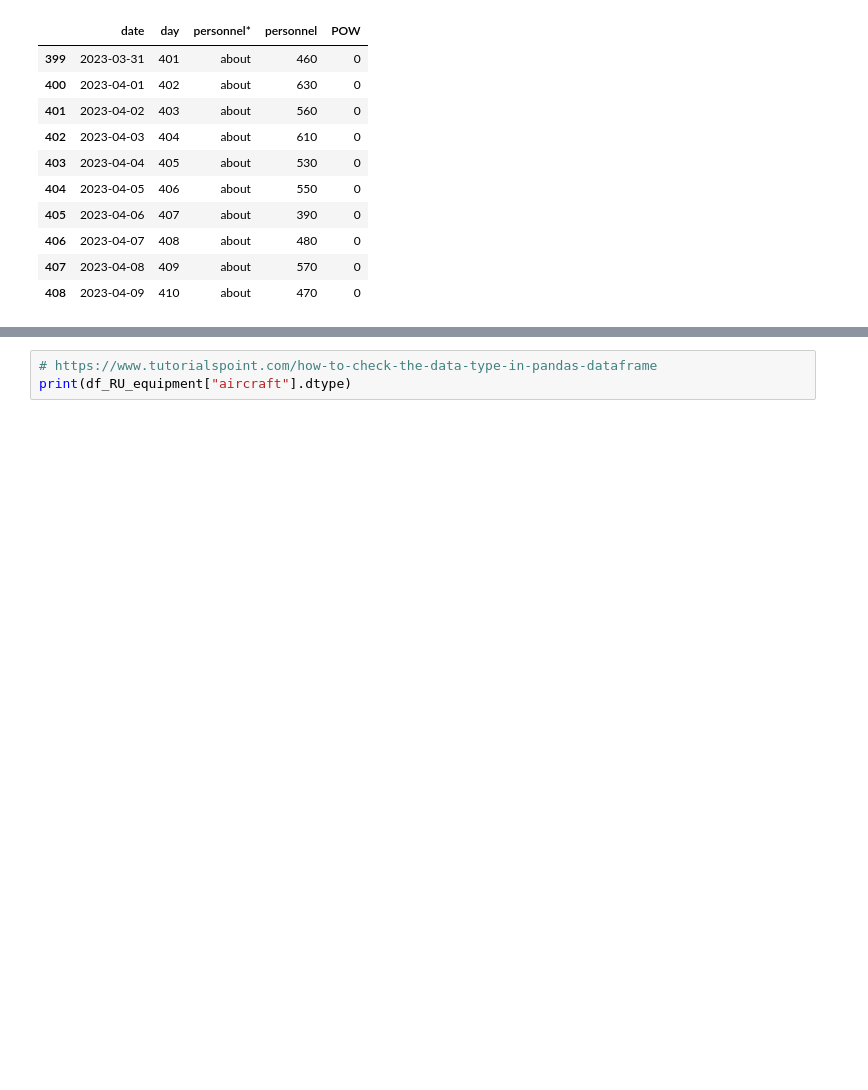
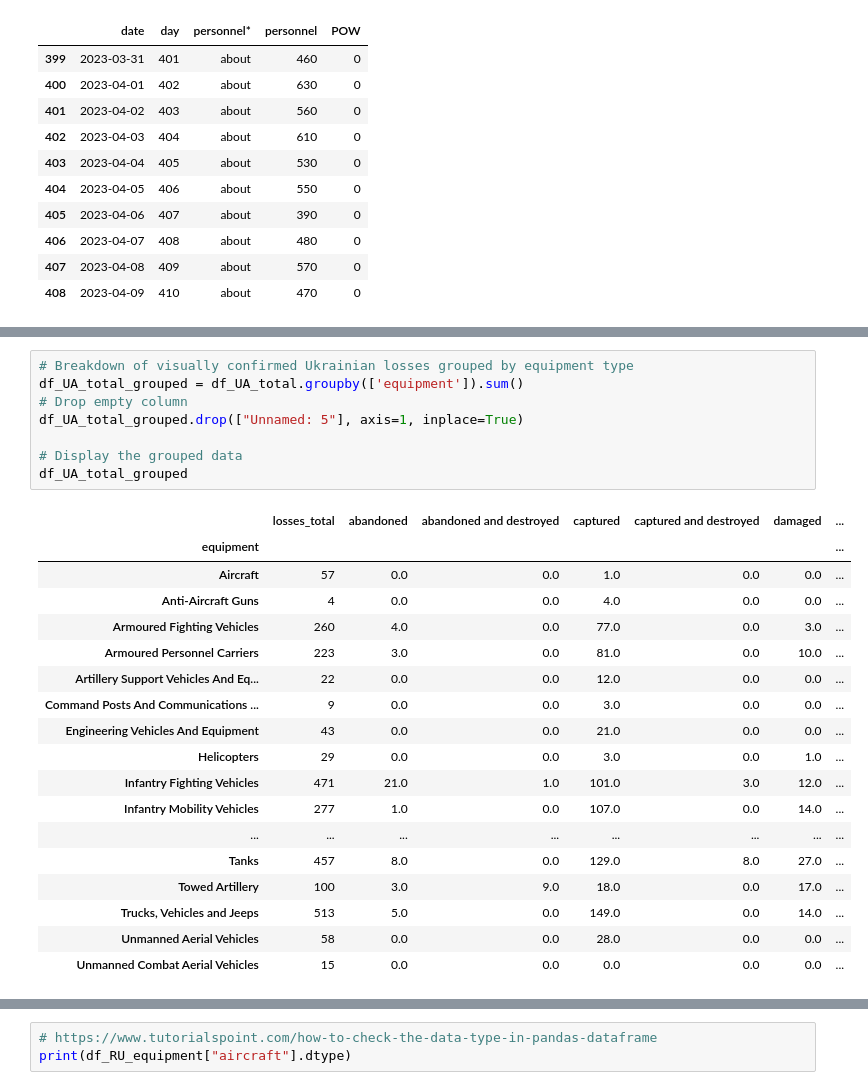
Before and after one commit to B3n-Coyne/B3n-Coyne.github.io, a Jupyter notebook: FinalTutorial.ipynb, the cells around one changed output, grey strips where cells are left out. Drawn from its saved outputs; the diff is of its cells as text; blank space fills up the shorter version.

Commit message:
Added some code to group equipment losses

```diff
--- a/FinalTutorial.ipynb
+++ b/FinalTutorial.ipynb
@@ -85,6 +82,33 @@ df_UA_total.tail(10)
 | 287 | Trucks, Vehicles and Jeeps | Unknown truck | NaN | Ukraine | 65 | NaN | NaN | ... |
 | 288 | Trucks, Vehicles and Jeeps | Unknown truck | with ZU-23 AA gun | Ukraine | 1 | NaN | NaN | ... |
 | 289 | Trucks, Vehicles and Jeeps | Unknown vehicle | NaN | Ukraine | 42 | NaN | NaN | ... |
+# %%
+# Breakdown of visually confirmed Ukrainian losses grouped by equipment type
+df_UA_total_grouped = df_UA_total.groupby(['equipment']).sum()
+# Drop empty column
+df_UA_total_grouped.drop(["Unnamed: 5"], axis=1, inplace=True)
+
+# Display the grouped data
+df_UA_total_grouped
+# %% [output]
+|  | losses_total | abandoned | abandoned and destroyed | captured | captured and destroyed | damaged | ... |
+| equipment |  |  |  |  |  |  | ... |
+| Aircraft | 57 | 0.0 | 0.0 | 1.0 | 0.0 | 0.0 | ... |
+| Anti-Aircraft Guns | 4 | 0.0 | 0.0 | 4.0 | 0.0 | 0.0 | ... |
+| Armoured Fighting Vehicles | 260 | 4.0 | 0.0 | 77.0 | 0.0 | 3.0 | ... |
+| Armoured Personnel Carriers | 223 | 3.0 | 0.0 | 81.0 | 0.0 | 10.0 | ... |
+| Artillery Support Vehicles And Eq... | 22 | 0.0 | 0.0 | 12.0 | 0.0 | 0.0 | ... |
+| Command Posts And Communications ... | 9 | 0.0 | 0.0 | 3.0 | 0.0 | 0.0 | ... |
+| Engineering Vehicles And Equipment | 43 | 0.0 | 0.0 | 21.0 | 0.0 | 0.0 | ... |
+| Helicopters | 29 | 0.0 | 0.0 | 3.0 | 0.0 | 1.0 | ... |
+| Infantry Fighting Vehicles | 471 | 21.0 | 1.0 | 101.0 | 3.0 | 12.0 | ... |
+| Infantry Mobility Vehicles | 277 | 1.0 | 0.0 | 107.0 | 0.0 | 14.0 | ... |
+| ... | ... | ... | ... | ... | ... | ... | ... |
+| Tanks | 457 | 8.0 | 0.0 | 129.0 | 8.0 | 27.0 | ... |
+| Towed Artillery | 100 | 3.0 | 9.0 | 18.0 | 0.0 | 17.0 | ... |
+| Trucks, Vehicles and Jeeps | 513 | 5.0 | 0.0 | 149.0 | 0.0 | 14.0 | ... |
+| Unmanned Aerial Vehicles | 58 | 0.0 | 0.0 | 28.0 | 0.0 | 0.0 | ... |
+| Unmanned Combat Aerial Vehicles | 15 | 0.0 | 0.0 | 0.0 | 0.0 | 0.0 | ... |
 # %%
 # total breakdown of visually confirmed Russian losses (have image of destruction) during war
 # https://www.kaggle.com/datasets/5481b37f75c2bc8587e527d6e4d6fd7a81ac46e329e1946c8f85210cbe662eb5  (info about categories and datasource)
```
Also changed, not shown: parts of 5 cells of this notebook.
